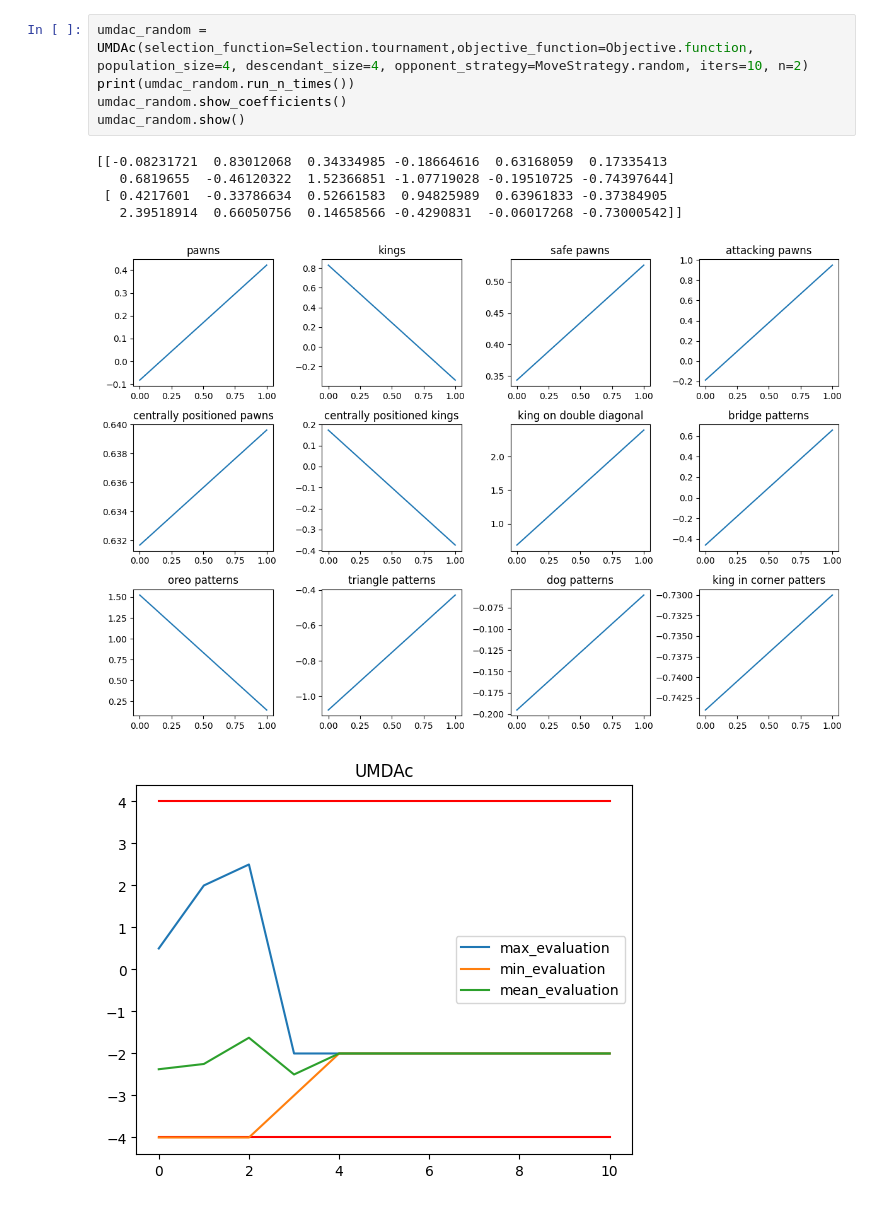
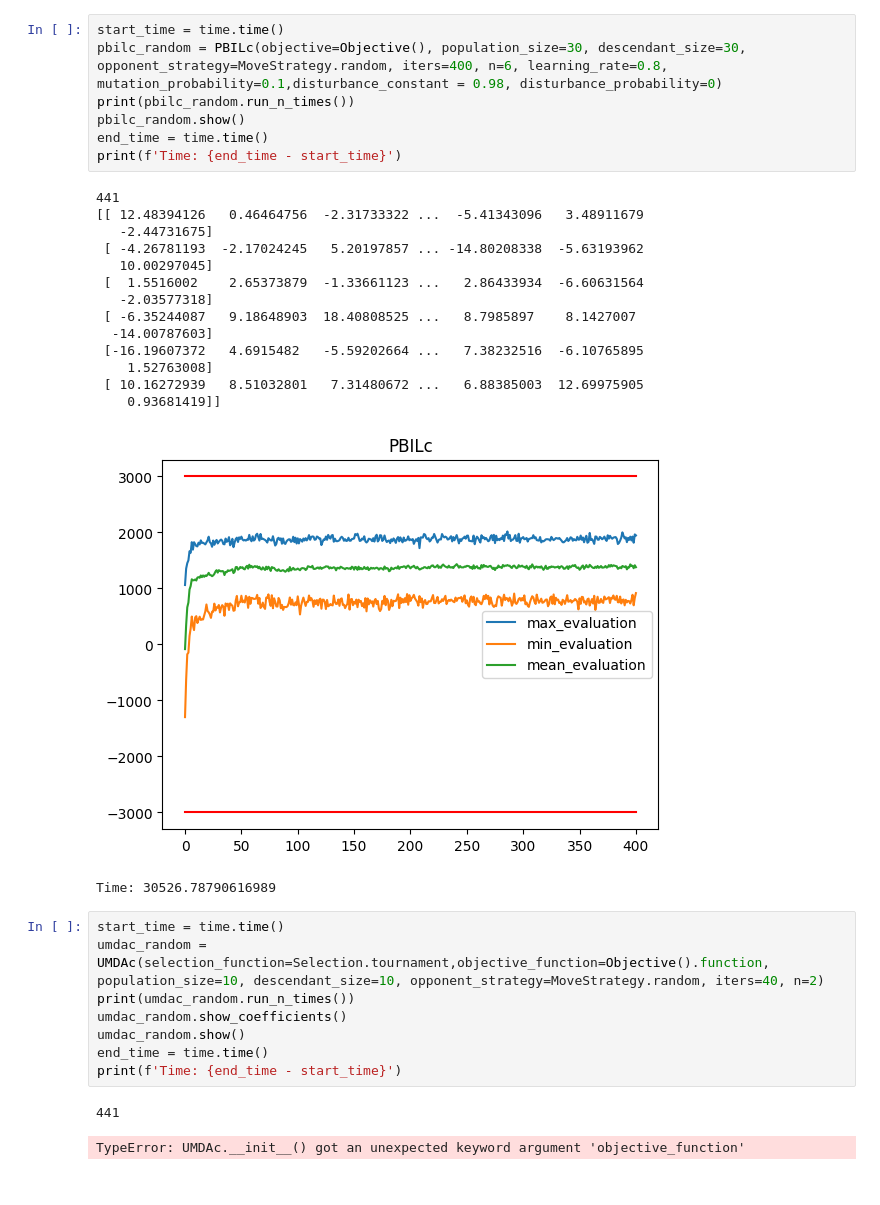
Before and after one commit to Palmirka/Evolutionary-checkers, a Jupyter notebook: main.ipynb, the cells around one changed output. Drawn from its saved outputs; the diff is of its cells as text.

Commit message:
run umdac

```diff
--- a/main.ipynb
+++ b/main.ipynb
@@ -7,12 +61,34 @@ from move_strategies.strategies import MoveStrategy
+# %%
+start_time = time.time()
+pbilc_random = PBILc(objective=Objective(), population_size=30, descendant_size=30, opponent_strategy=MoveStrategy.random, iters=400, n=6, learning_rate=0.8, mutation_probability=0.1,disturbance_constant = 0.98, disturbance_probability=0)
+print(pbilc_random.run_n_times())
+pbilc_random.show()
+end_time = time.time()
+print(f'Time: {end_time - start_time}')
+# %% [output]
+441
+[[ 12.48394126   0.46464756  -2.31733322 ...  -5.41343096   3.48911679
+   -2.44731675]
+ [ -4.26781193  -2.17024245   5.20197857 ... -14.80208338  -5.63193962
+   10.00297045]
+ [  1.5516002    2.65373879  -1.33661123 ...   2.86433934  -6.60631564
+   -2.03577318]
+ [ -6.35244087   9.18648903  18.40808525 ...   8.7985897    8.1427007
+  -14.00787603]
+ [-16.19607372   4.6915482   -5.59202664 ...   7.38232516  -6.10765895
+    1.52763008]
+ [ 10.16272939   8.51032801   7.31480672 ...   6.88385003  12.69975905
+    0.93681419]]
+[figure, added]
+Time: 30526.78790616989
 # %%
-umdac_random = UMDAc(selection_function=Selection.tournament,objective_function=Objective.function, population_size=4, descendant_size=4, opponent_strategy=MoveStrategy.random, iters=10, n=2)
+start_time = time.time()
+umdac_random = UMDAc(selection_function=Selection.tournament,objective_function=Objective().function, population_size=10, descendant_size=10, opponent_strategy=MoveStrategy.random, iters=40, n=2)
 print(umdac_random.run_n_times())
 umdac_random.show_coefficients()
 umdac_random.show()
+end_time = time.time()
+print(f'Time: {end_time - start_time}')
 # %% [output]
-[[-0.08231721  0.83012068  0.34334985 -0.18664616  0.63168059  0.17335413
-   0.6819655  -0.46120322  1.52366851 -1.07719028 -0.19510725 -0.74397644]
- [ 0.4217601  -0.33786634  0.52661583  0.94825989  0.63961833 -0.37384905
-   2.39518914  0.66050756  0.14658566 -0.4290831  -0.06017268 -0.73000542]]
+441
-[figure, removed]
-[figure, removed]
+TypeError: UMDAc.__init__() got an unexpected keyword argument 'objective_function'
```
Also changed, not shown: parts of 6 cells of this notebook, 10 other files.
